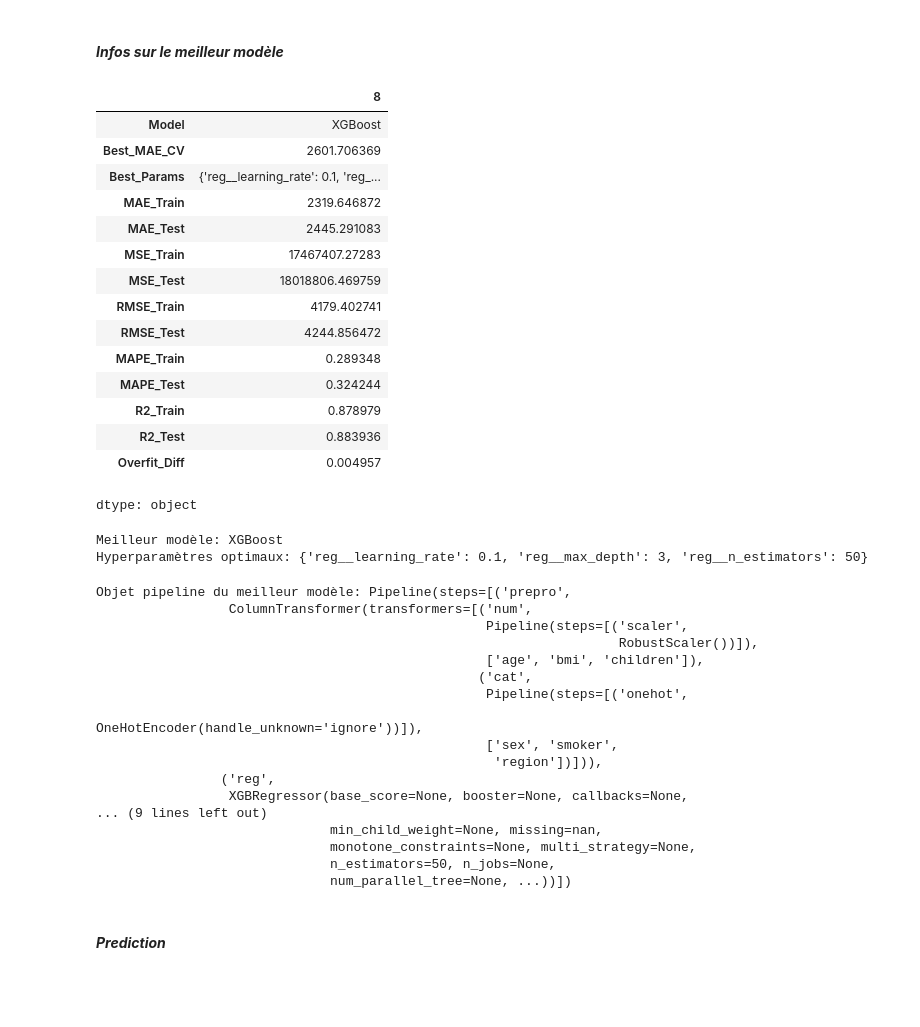
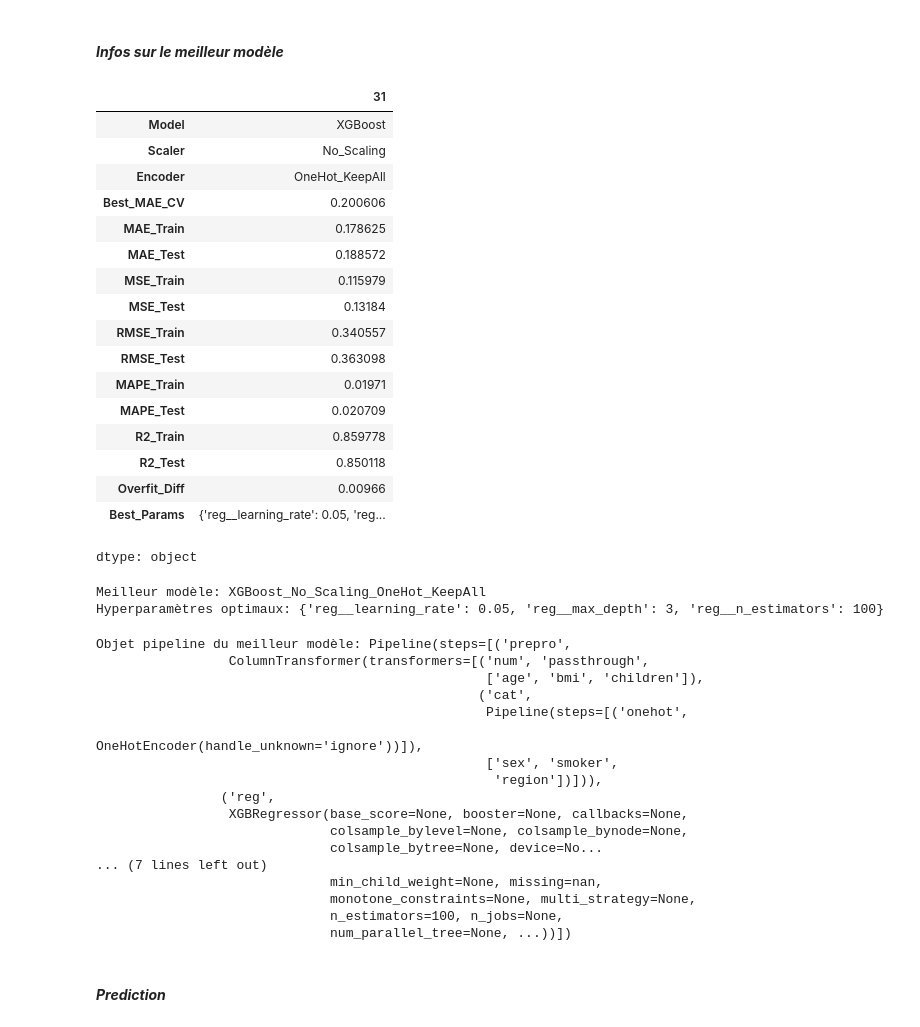
Before and after one commit to ahmadouniass/Medical-cost-prediction, a Jupyter notebook: Modélisation/Modelisation.ipynb, the cells around one changed output. Saved outputs shown, nothing was run; the diff lists cells and outputs as text; code cells hidden in the pictures; blank space fills up the shorter version.

```diff
--- a/Modélisation/Modelisation.ipynb
+++ b/Modélisation/Modelisation.ipynb
@@ -504,0 +632,2 @@ Optimisation de GradientBoost en cours...
+# %%
+df_tuning, best_models_dict = optimize_hyperparameters(X_train, y_train, X_test, y_test, num_features, cat_features, non_ensemble_scaling, scalers, encoder_non_assembliste, 'neg_mean_absolute_error')
@@ -519,0 +654,2 @@ style_results(df_tuning)
+# %%
+df_tuning2, best_models_dict2 = optimize_hyperparameters(X_train, y_train, X_test, y_test, num_features, cat_features, non_ensemble_no_scaling,'None', encoder_non_assembliste, 'neg_mean_absolute_error')
@@ -519,0 +662,2 @@ style_results(df_tuning)
+# %%
+df_tuning3, best_models_dict3 = optimize_hyperparameters(X_train, y_train, X_test, y_test, num_features, cat_features, ensemble_models, 'None', encoder_assembliste, 'neg_mean_absolute_error')
@@ -519,0 +675,3 @@ style_results(df_tuning)
+# %%
+results = pd.concat([df_tuning, df_tuning2, df_tuning3],ignore_index=True)
+style_results(results)
@@ -522,46 +698,46 @@ style_results(df_tuning)
 # %% [markdown]
 #### ***Infos sur le meilleur modèle***
 # %%
-best_model_idx = df_tuning['MAE_Test'].idxmin()
-best_model = df_tuning.loc[best_model_idx]
+best_model_idx = results['RMSE_Test'].idxmin()
+best_model = results.loc[best_model_idx]
 display(best_model)
 # %% [output]
-|  | 8 |
+|  | 31 |
 | Model | XGBoost |
-| Best_MAE_CV | 2601.706369 |
-| Best_Params | {'reg__learning_rate': 0.1, 'reg_... |
-| MAE_Train | 2319.646872 |
-| MAE_Test | 2445.291083 |
-| MSE_Train | 17467407.27283 |
-| MSE_Test | 18018806.469759 |
-| RMSE_Train | 4179.402741 |
-| RMSE_Test | 4244.856472 |
-| MAPE_Train | 0.289348 |
-| MAPE_Test | 0.324244 |
-| R2_Train | 0.878979 |
-| R2_Test | 0.883936 |
-| Overfit_Diff | 0.004957 |
+| Scaler | No_Scaling |
+| Encoder | OneHot_KeepAll |
+| Best_MAE_CV | 0.200606 |
+| MAE_Train | 0.178625 |
+| MAE_Test | 0.188572 |
+| MSE_Train | 0.115979 |
+| MSE_Test | 0.13184 |
+| RMSE_Train | 0.340557 |
+| RMSE_Test | 0.363098 |
+| MAPE_Train | 0.01971 |
+| MAPE_Test | 0.020709 |
+| R2_Train | 0.859778 |
+| R2_Test | 0.850118 |
+| Overfit_Diff | 0.00966 |
+| Best_Params | {'reg__learning_rate': 0.05, 'reg... |
 dtype: object
 # %%
 # Nom et paramètres du meilleur modèle
-best_model_name = best_model['Model']
+best_model_name = model_key = f"{best_model['Model']}_{best_model['Scaler']}_{best_model['Encoder']}"
 best_params = best_model['Best_Params']
 
 print(f"Meilleur modèle: {best_model_name}")
 print(f"Hyperparamètres optimaux: {best_params}")
 # %% [output]
-Meilleur modèle: XGBoost
-Hyperparamètres optimaux: {'reg__learning_rate': 0.1, 'reg__max_depth': 3, 'reg__n_estimators': 50}
+Meilleur modèle: XGBoost_No_Scaling_OneHot_KeepAll
+Hyperparamètres optimaux: {'reg__learning_rate': 0.05, 'reg__max_depth': 3, 'reg__n_estimators': 100}
 # %%
 #Pipeline du meilleur modèle
-best_pipeline = best_models_dict[best_model_name]
+best_pipeline = best_models_dict3[best_model_name]
 
 print(f"Objet pipeline du meilleur modèle: {best_pipeline}")
 # %% [output]
 Objet pipeline du meilleur modèle: Pipeline(steps=[('prepro',
-                 ColumnTransformer(transformers=[('num',
-                                                  Pipeline(steps=[('scaler',
-                                                                   RobustScaler())]),
+                 ColumnTransformer(transformers=[('num', 'passthrough',
                                                   ['age', 'bmi', 'children']),
                                                  ('cat',
                                                   Pipeline(steps=[('onehot',
@@ -570,10 +746,12 @@ Objet pipeline du meilleur modèle: Pipeline(steps=[('prepro',
                                                    'region'])])),
                 ('reg',
                  XGBRegressor(base_score=None, booster=None, callbacks=None,
-... (9 lines left out)
+                              colsample_bylevel=None, colsample_bynode=None,
+                              colsample_bytree=None, device=No...
+... (7 lines left out)
                               min_child_weight=None, missing=nan,
                               monotone_constraints=None, multi_strategy=None,
-                              n_estimators=50, n_jobs=None,
+                              n_estimators=100, n_jobs=None,
                               num_parallel_tree=None, ...))])
 # %% [markdown]
 
```
Also changed, not shown: parts of 50 cells of this notebook.
